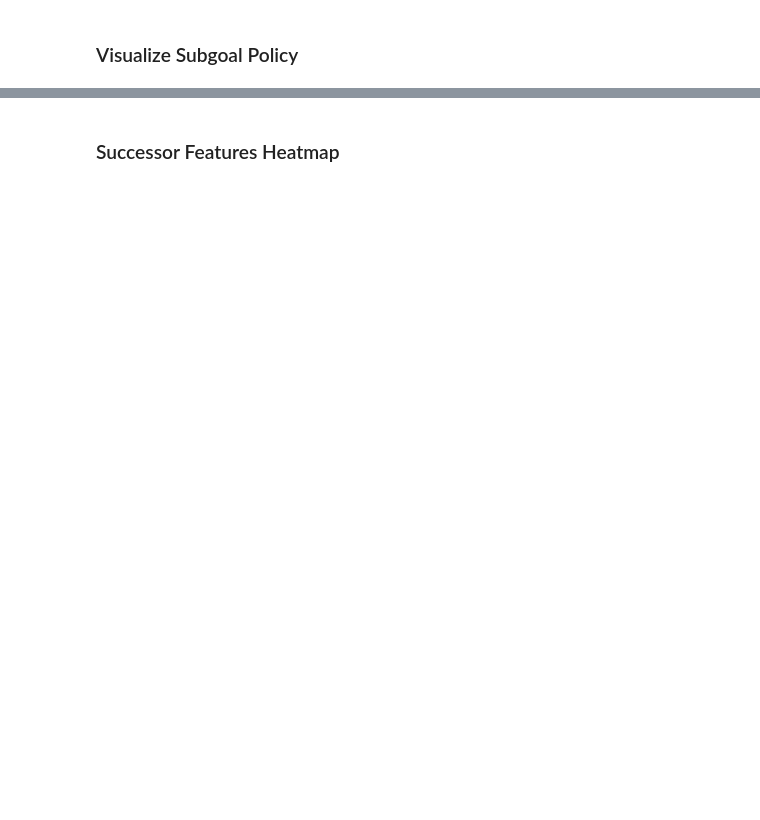
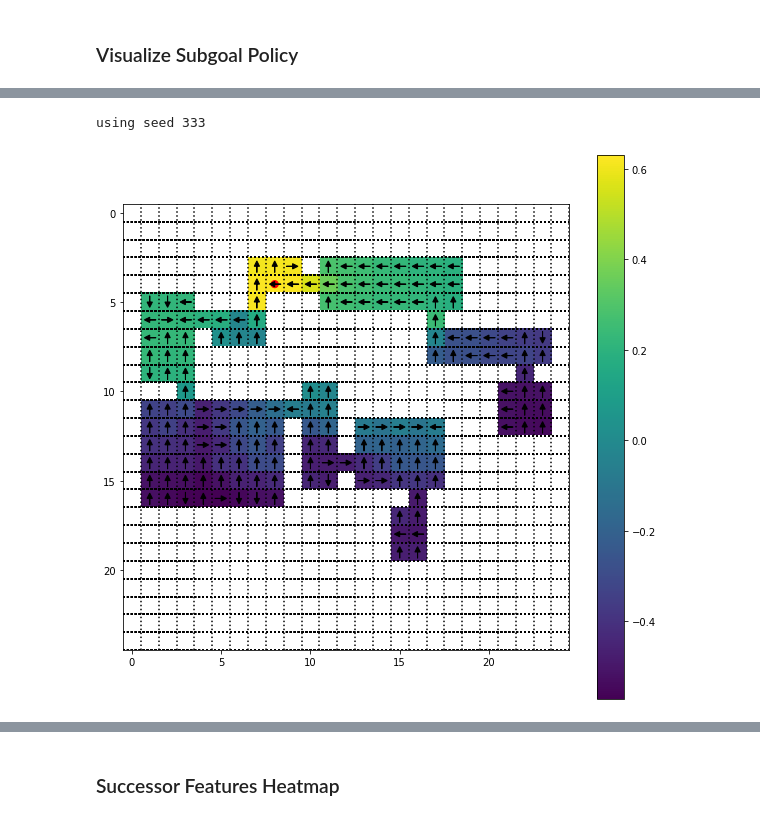
Before and after one commit to 2016choang/sfl, a Jupyter notebook: playground/new-envs.ipynb, the cells around one changed output, grey strips where cells are left out. Cells and saved outputs as stored; diff of their text form; code cells hidden in the pictures; blank space fills up the shorter version.

```diff
--- a/playground/new-envs.ipynb
+++ b/playground/new-envs.ipynb
@@ -244,0 +180,9 @@ plt.colorbar()
+# %%
+#  correct SF learning, exploit prob 0.01, 10 steps per landmark
+run = '20200503/multiroom/run_1'
+itr = 100000
+itr -= 1
+visualize_subgoal_policy(run, itr, subgoal)
+# %% [output]
+using seed 333
+[figure, added]
```
Also changed, not shown: parts of 37 cells of this notebook, 13 other files.
